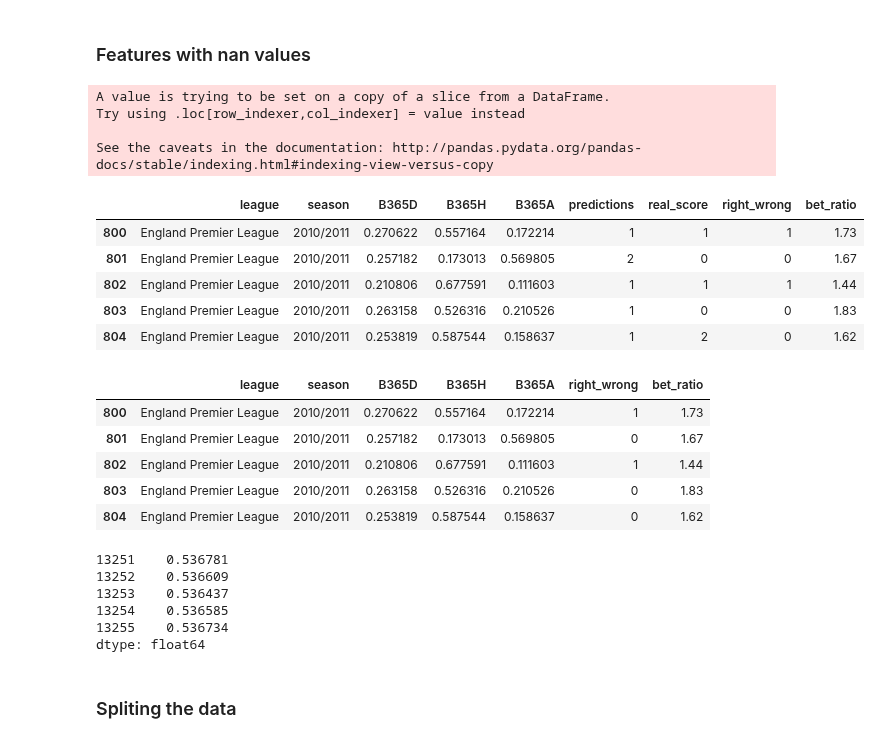
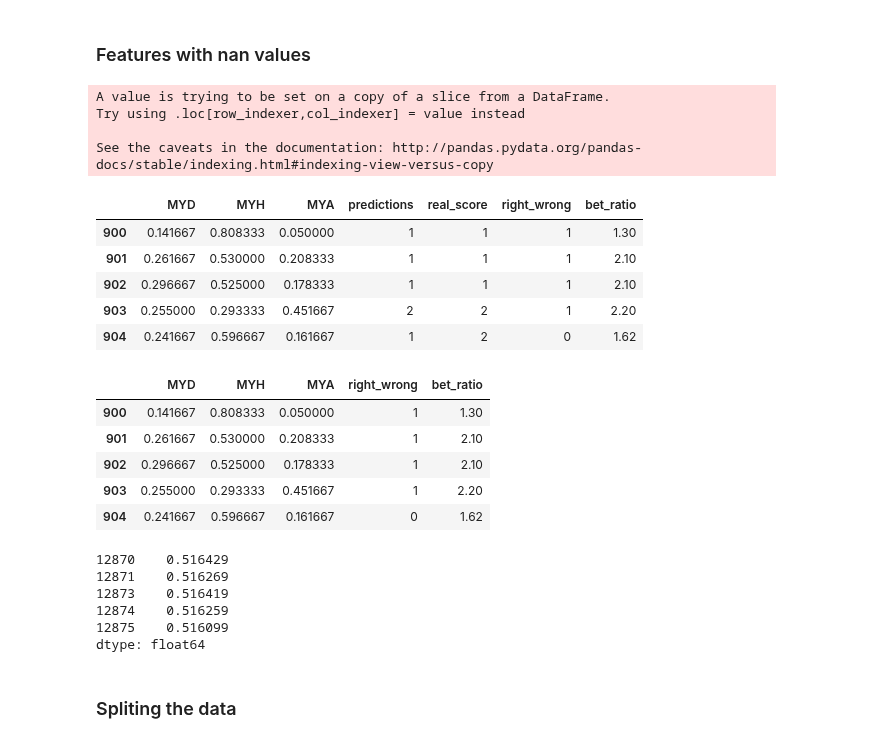
Before and after one commit to asafavinoam/applied_data_science_project, a Jupyter notebook: check_algorithm_profits.ipynb, the cells around one changed output. Saved outputs shown, nothing was run; the diff lists cells and outputs as text; code cells hidden in the pictures.

```diff
--- a/check_algorithm_profits.ipynb
+++ b/check_algorithm_profits.ipynb
@@ -107,10 +61,9 @@ matches.head()
 # %%
-all_models = ["KNeighborsClassifier","LogisticRegression","RandomForestClassifier","nn_model","lstm_model","final_soft_decision"]
+all_models = ["DecisionTreeClassifier","KNeighborsClassifier","LogisticRegression","RandomForestClassifier","nn_model","final_soft_decision"]
 
 my_predictions = {}
 
 for model in all_models:
     my_predictions[model] = pd.read_csv("databases/my_predictions/" + model + ".csv", index_col = [0], skipinitialspace = True)
-
-my_predictions[model].head()
+    print(my_predictions[model].head())
 # %% [output]
@@ -130,8 +94,8 @@ my_features   = ["MYD","MYH","MYA"]
 
 bet_houses    = ["B365","WH","VC"]
 
-current_bet   = b365_features
+current_bet   = my_features
 # %%
-matches[my_features] = my_predictions["lstm_model"]
-#["KNeighborsClassifier","LogisticRegression","RandomForestClassifier",
-#"nn_model","lstm_model","final_soft_decision"]
+matches[my_features] = my_predictions["RandomForestClassifier"]
+predictions_models_names = ["DecisionTreeClassifier","KNeighborsClassifier","LogisticRegression"
+                            ,"RandomForestClassifier","nn_model","final_soft_decision","B365","WH","VC"]
@@ -165,48 +126,48 @@ max_bet_per_match = 1000
 # %%
-matches_betting_odds_features = new_matches[info_list + current_bet].dropna(axis = 0)
+matches_betting_odds_features = new_matches[current_bet].dropna(axis = 0)
 
 if current_bet != my_features:
-    matches_betting_odds_features[current_bet] = trasform_ratios_to_probs(matches_betting_odds_features[current_bet])
+    matches_betting_odds_features = trasform_ratios_to_probs(matches_betting_odds_features)
 
 new_matches["predictions"] = get_naive_predictions(matches_betting_odds_features[current_bet])
 
 matches_betting_odds_features["predictions"] = new_matches["predictions"]
 matches_betting_odds_features["real_score"]  = new_matches['win_lose_draw']
 matches_betting_odds_features["right_wrong"] = pd.Series(matches_betting_odds_features["real_score"] == matches_betting_odds_features["predictions"],dtype = int)
 matches_betting_odds_features["bet_ratio"]   = get_optimal_bet_ratio(new_matches,bet_houses,matches_betting_odds_features["predictions"])
 
 
 matches_betting_odds_features.head()
 # %% [output]
 A value is trying to be set on a copy of a slice from a DataFrame.
 Try using .loc[row_indexer,col_indexer] = value instead
 
 See the caveats in the documentation: http://pandas.pydata.org/pandas-docs/stable/indexing.html#indexing-view-versus-copy
-|  | league | season | B365D | B365H | B365A | predictions | real_score | right_wrong | bet_ratio |
-| 800 | England Premier League | 2010/2011 | 0.270622 | 0.557164 | 0.172214 | 1 | 1 | 1 | 1.73 |
-| 801 | England Premier League | 2010/2011 | 0.257182 | 0.173013 | 0.569805 | 2 | 0 | 0 | 1.67 |
-| 802 | England Premier League | 2010/2011 | 0.210806 | 0.677591 | 0.111603 | 1 | 1 | 1 | 1.44 |
-| 803 | England Premier League | 2010/2011 | 0.263158 | 0.526316 | 0.210526 | 1 | 0 | 0 | 1.83 |
-| 804 | England Premier League | 2010/2011 | 0.253819 | 0.587544 | 0.158637 | 1 | 2 | 0 | 1.62 |
+|  | MYD | MYH | MYA | predictions | real_score | right_wrong | bet_ratio |
+| 900 | 0.141667 | 0.808333 | 0.050000 | 1 | 1 | 1 | 1.30 |
+| 901 | 0.261667 | 0.530000 | 0.208333 | 1 | 1 | 1 | 2.10 |
+| 902 | 0.296667 | 0.525000 | 0.178333 | 1 | 1 | 1 | 2.10 |
+| 903 | 0.255000 | 0.293333 | 0.451667 | 2 | 2 | 1 | 2.20 |
+| 904 | 0.241667 | 0.596667 | 0.161667 | 1 | 2 | 0 | 1.62 |
 # %%
 new_matches_betting_odds_features = matches_betting_odds_features.drop(["predictions","real_score"],axis = 1)
 # %%
 new_matches_betting_odds_features.head()
 # %% [output]
-|  | league | season | B365D | B365H | B365A | right_wrong | bet_ratio |
-| 800 | England Premier League | 2010/2011 | 0.270622 | 0.557164 | 0.172214 | 1 | 1.73 |
-| 801 | England Premier League | 2010/2011 | 0.257182 | 0.173013 | 0.569805 | 0 | 1.67 |
-| 802 | England Premier League | 2010/2011 | 0.210806 | 0.677591 | 0.111603 | 1 | 1.44 |
-| 803 | England Premier League | 2010/2011 | 0.263158 | 0.526316 | 0.210526 | 0 | 1.83 |
-| 804 | England Premier League | 2010/2011 | 0.253819 | 0.587544 | 0.158637 | 0 | 1.62 |
+|  | MYD | MYH | MYA | right_wrong | bet_ratio |
+| 900 | 0.141667 | 0.808333 | 0.050000 | 1 | 1.30 |
+| 901 | 0.261667 | 0.530000 | 0.208333 | 1 | 2.10 |
+| 902 | 0.296667 | 0.525000 | 0.178333 | 1 | 2.10 |
+| 903 | 0.255000 | 0.293333 | 0.451667 | 1 | 2.20 |
+| 904 | 0.241667 | 0.596667 | 0.161667 | 0 | 1.62 |
 # %%
 calc_rolling_mean(new_matches_betting_odds_features,"right_wrong").tail()
 # %% [output]
-13251    0.536781
-13252    0.536609
-13253    0.536437
-13254    0.536585
-13255    0.536734
+12870    0.516429
+12871    0.516269
+12873    0.516419
+12874    0.516259
+12875    0.516099
 dtype: float64
 # %%
 new_features = new_matches_betting_odds_features.drop(["right_wrong"],axis = 1)
```
Also changed, not shown: parts of 33 cells of this notebook.
